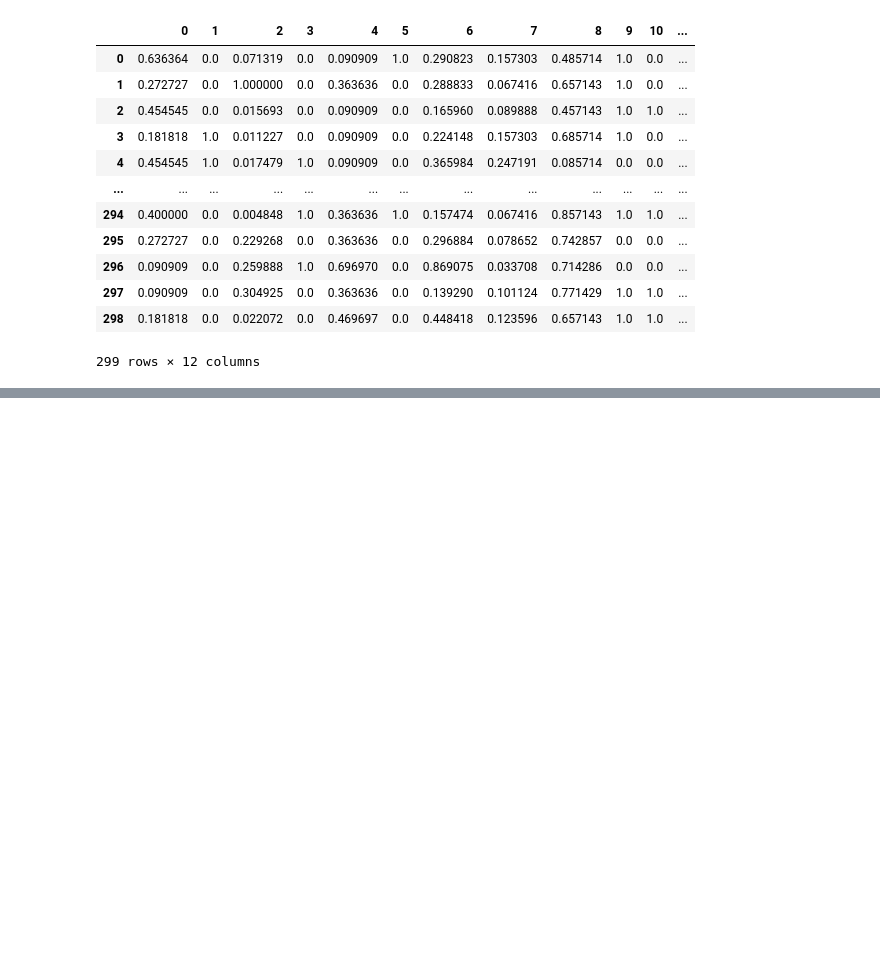
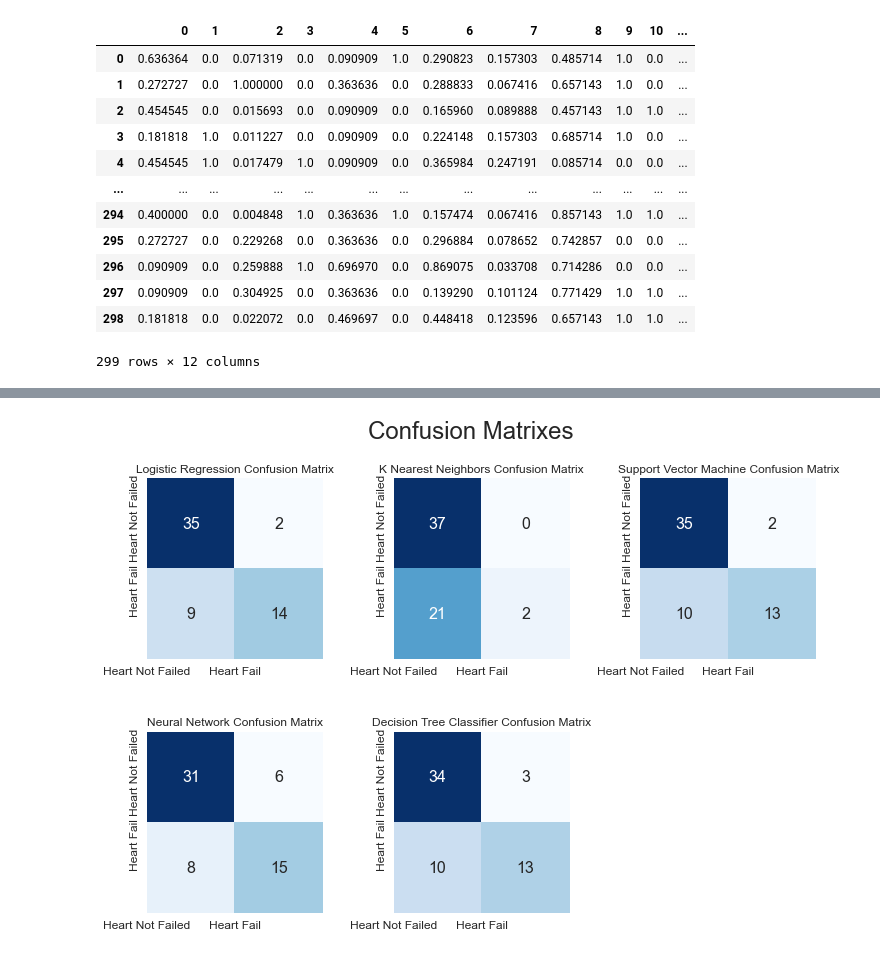
Before and after one commit to ankita-puri/Final-project-, a Jupyter notebook: williamke.ipynb, the cells around one changed output, grey strips where cells are left out. Cells and saved outputs as stored; diff of their text form; code cells hidden in the pictures; blank space fills up the shorter version.

```diff
--- a/williamke.ipynb
+++ b/williamke.ipynb
@@ -244,0 +246,54 @@ plt.show()
+# %%
+from sklearn.metrics import confusion_matrix
+
+cm_lr = confusion_matrix(y_test,log_y_predict)
+cm_svm = confusion_matrix(y_test,svm_y_predict)
+cm_knn = confusion_matrix(y_test,knn_y_predict)
+cm_dtc = confusion_matrix(y_test,dt_y_predict)
+cm_nn = confusion_matrix(y_test,nn_y_predict)
+# %%
+plt.figure(figsize=(12,8))
+
+
+plt.suptitle("Confusion Matrixes",fontsize=24)
+plt.subplots_adjust(wspace = 0.4, hspace= 0.4)
+
+
+plt.subplot(2,3,1)
+plt.title("Logistic Regression Confusion Matrix")
+sns.heatmap(cm_lr,annot=True,cmap="Blues",fmt="d",cbar=False, annot_kws={"size": 16})
+plt.xticks(range(2), ["Heart Not Failed","Heart Fail"], fontsize=12)
+plt.yticks(range(2), ["Heart Not Failed","Heart Fail"], fontsize=12)
+
+plt.subplot(2,3,2)
+plt.title("K Nearest Neighbors Confusion Matrix")
+sns.heatmap(cm_knn,annot=True,cmap="Blues",fmt="d",cbar=False, annot_kws={"size": 16})
+plt.xticks(range(2), ["Heart Not Failed","Heart Fail"], fontsize=12)
+plt.yticks(range(2), ["Heart Not Failed","Heart Fail"], fontsize=12)
+
+
+plt.subplot(2,3,3)
+plt.title("Support Vector Machine Confusion Matrix")
+sns.heatmap(cm_svm,annot=True,cmap="Blues",fmt="d",cbar=False, annot_kws={"size": 16})
+plt.xticks(range(2), ["Heart Not Failed","Heart Fail"], fontsize=12)
+plt.yticks(range(2), ["Heart Not Failed","Heart Fail"], fontsize=12)
+
+
+plt.subplot(2,3,4)
+plt.title("Neural Network Confusion Matrix")
+sns.heatmap(cm_nn,annot=True,cmap="Blues",fmt="d",cbar=False, annot_kws={"size": 16})
+plt.xticks(range(2), ["Heart Not Failed","Heart Fail"], fontsize=12)
+plt.yticks(range(2), ["Heart Not Failed","Heart Fail"], fontsize=12)
+
+
+plt.subplot(2,3,5)
+plt.title("Decision Tree Classifier Confusion Matrix")
+sns.heatmap(cm_dtc,annot=True,cmap="Blues",fmt="d",cbar=False, annot_kws={"size": 16})
+plt.xticks(range(2), ["Heart Not Failed","Heart Fail"], fontsize=12)
+plt.yticks(range(2), ["Heart Not Failed","Heart Fail"], fontsize=12)
+
+
+
+plt.show()
+# %% [output]
+[figure, added]
```
Also changed, not shown: parts of 14 cells of this notebook.
